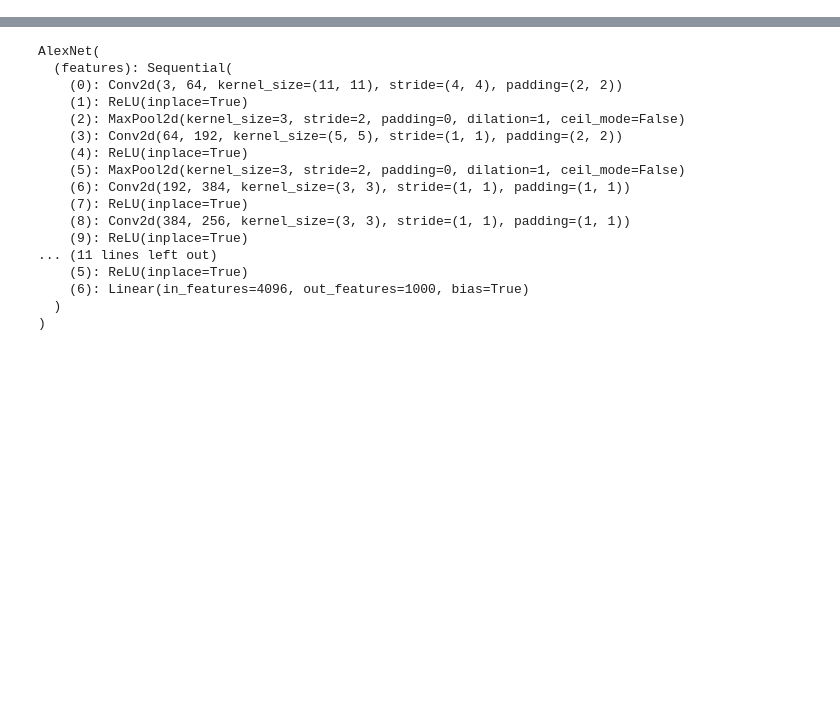
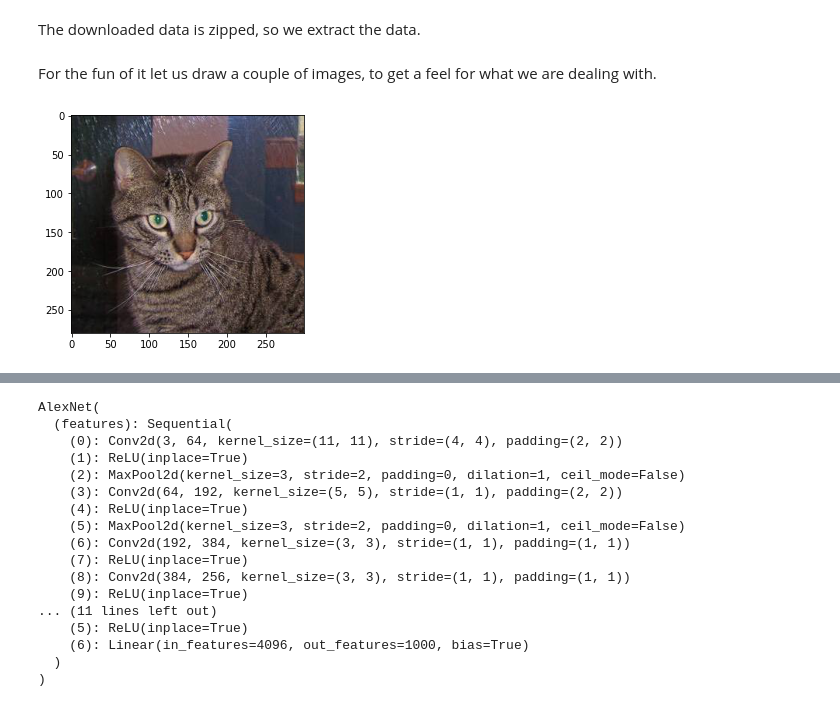
Before and after one commit to World4AI/World4AI, a Jupyter notebook: website/src/notebooks/convolutional_neural_networks/alexnet.ipynb, the cells around one changed output, grey strips where cells are left out. Saved outputs shown, nothing was run; the diff lists cells and outputs as text; code cells hidden in the pictures; blank space fills up the shorter version.

```diff
--- a/website/src/notebooks/convolutional_neural_networks/alexnet.ipynb
+++ b/website/src/notebooks/convolutional_neural_networks/alexnet.ipynb
@@ -11,0 +53,4 @@ import matplotlib.pyplot as plt
+# %% [markdown]
+The downloaded data is zipped, so we extract the data.
+# %%
+root = pathlib.Path('/content/datasets')
@@ -11,0 +64,8 @@ import matplotlib.pyplot as plt
+# %% [markdown]
+For the fun of it let us draw a couple of images, to get a feel for what we are dealing with.
+# %%
+cat_img = Image.open(root / 'dogs-vs-cats' / 'train' / 'cat.1.jpg')
+plt.imshow(cat_img)
+plt.show()
+# %% [output]
+[figure, added]
```
Also changed, not shown: parts of 52 cells of this notebook.
